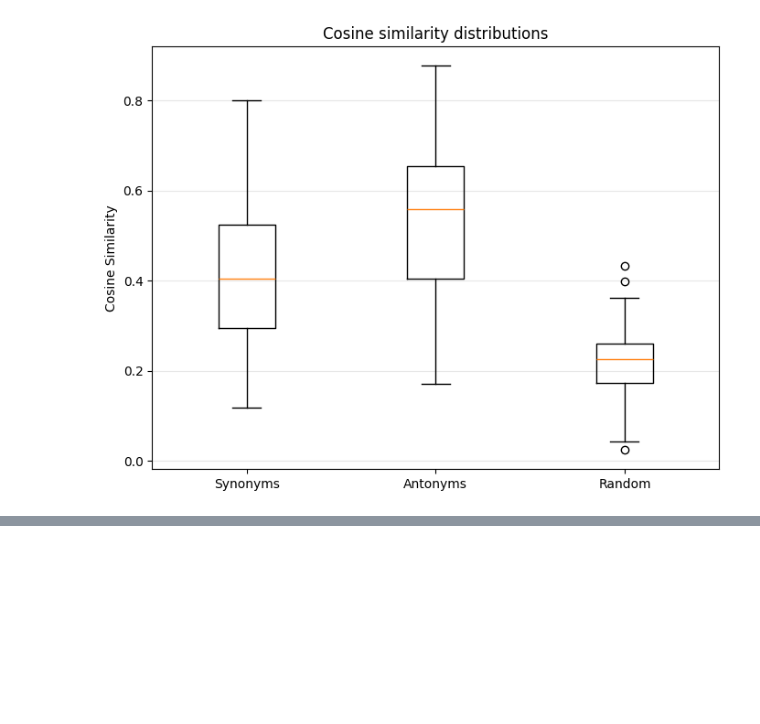
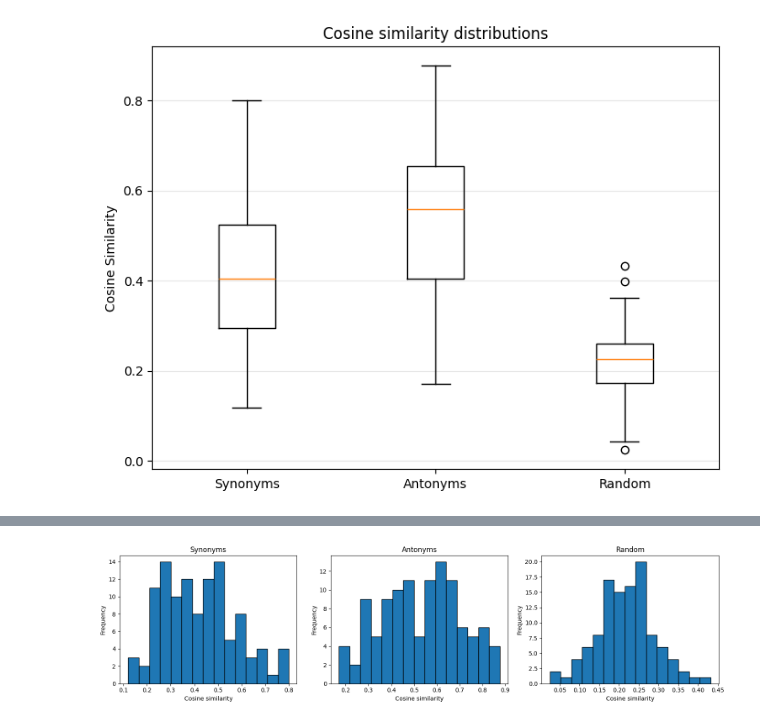
Before and after one commit to MarcoBuonanno/Tesi_2025-26-La-Geometria-degli-Embedding-di-un-LLm, a Jupyter notebook: Esercizio_1/Es1_tesi.ipynb, the cells around one changed output, grey strips where cells are left out. Saved outputs shown, nothing was run; the diff lists cells and outputs as text; code cells hidden in the pictures; blank space fills up the shorter version.

```diff
--- a/Esercizio_1/Es1_tesi.ipynb
+++ b/Esercizio_1/Es1_tesi.ipynb
@@ -243,0 +288,34 @@ plt.savefig(
+# %%
+#istogrammi
+
+import matplotlib.pyplot as plt
+
+fig, axes = plt.subplots(1, 3, figsize=(15, 4))
+
+datasets = [
+    ("Synonyms", syn_df),
+    ("Antonyms", ant_df),
+    ("Random", rand_df)
+]
+
+for ax, (title, df) in zip(axes, datasets):
+
+    ax.hist(
+        df["cosine_similarity"],
+        bins=15,
+        edgecolor="black"
+    )
+
+    ax.set_title(title)
+    ax.set_xlabel("Cosine similarity")
+    ax.set_ylabel("Frequency")
+
+plt.tight_layout()
+plt.savefig(
+    "histograms_cosine_similarity.png",
+    dpi=300,
+    bbox_inches="tight"
+)
+plt.show()
+# %% [output]
+[figure, added]
```
Also changed, not shown: parts of 8 cells of this notebook, 5 other files.
